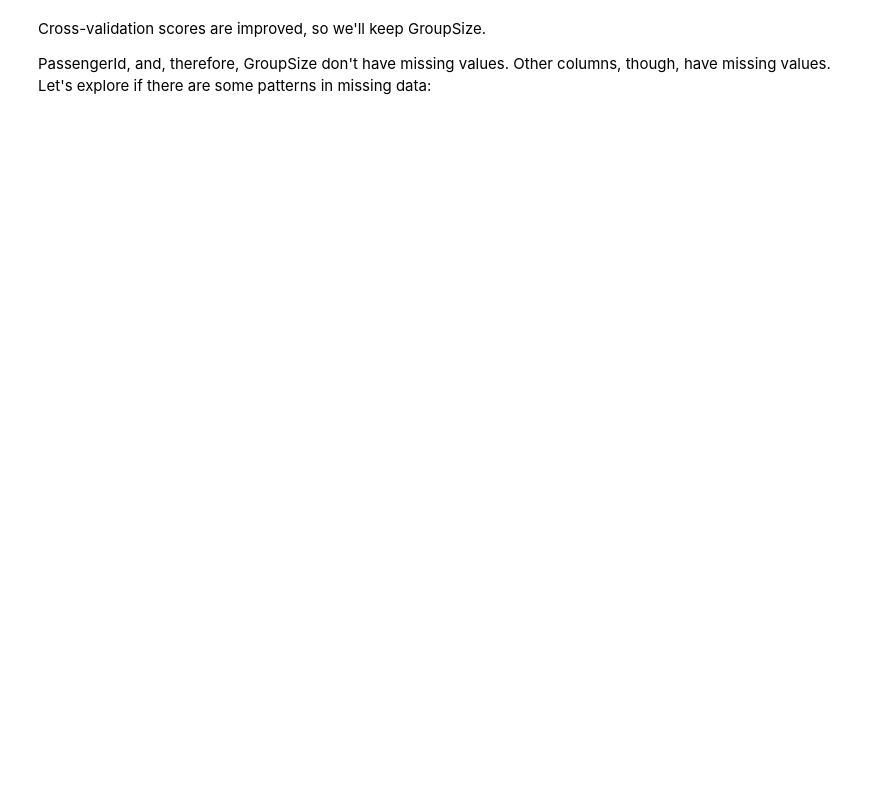
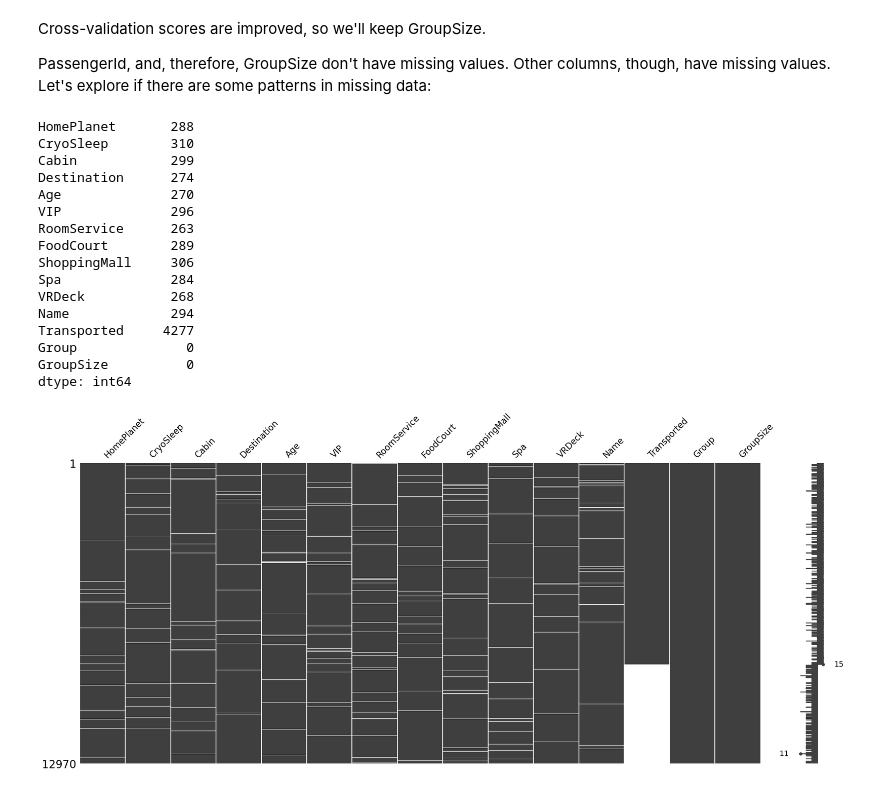
Before and after one commit to NickVasenkov/Spaceship, a Jupyter notebook: 04_newstart.ipynb, the cells around one changed output. Cells and saved outputs as stored; diff of their text form; code cells hidden in the pictures; blank space fills up the shorter version.

```diff
--- a/04_newstart.ipynb
+++ b/04_newstart.ipynb
@@ -417,3 +417,31 @@ Wall time: 11.1 s
 Cross-validation scores are improved, so we'll keep GroupSize.
 
 PassengerId, and, therefore, GroupSize don't have missing values. Other columns, though, have missing values. Let's explore if there are some patterns in missing data:
+# %%
+import missingno as msno
+import matplotlib.pyplot as plt
+
+# Print number of missing values in banking
+print(data.isna().sum())
+
+# Visualize missingness matrix
+msno.matrix(data)
+plt.show()
+# %% [output]
+HomePlanet       288
+CryoSleep        310
+Cabin            299
+Destination      274
+Age              270
+VIP              296
+RoomService      263
+FoodCourt        289
+ShoppingMall     306
+Spa              284
+VRDeck           268
+Name             294
+Transported     4277
+Group              0
+GroupSize          0
+dtype: int64
+[figure, added]
```
Also changed, not shown: parts of 70 cells of this notebook, 5 other files.
